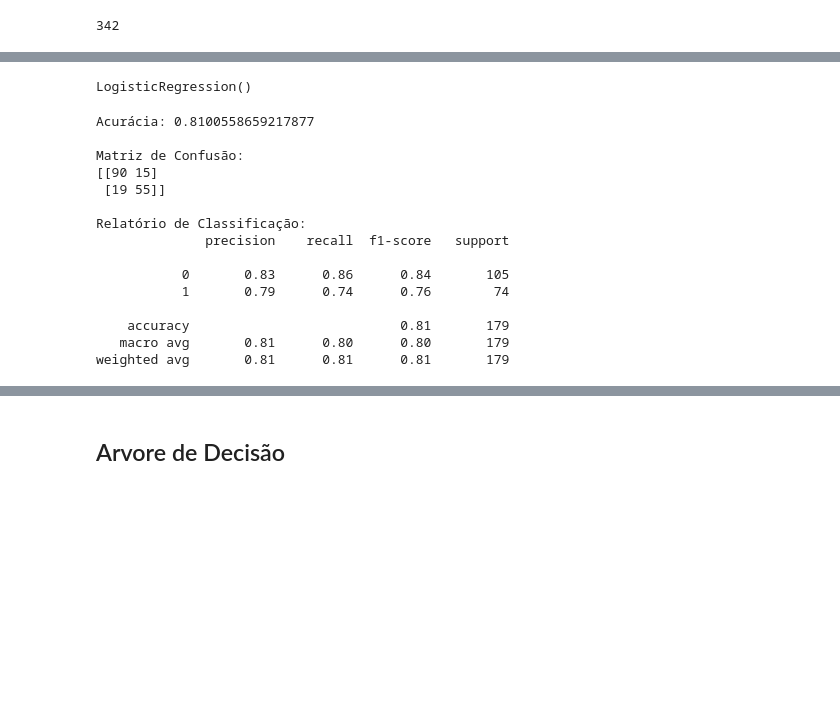
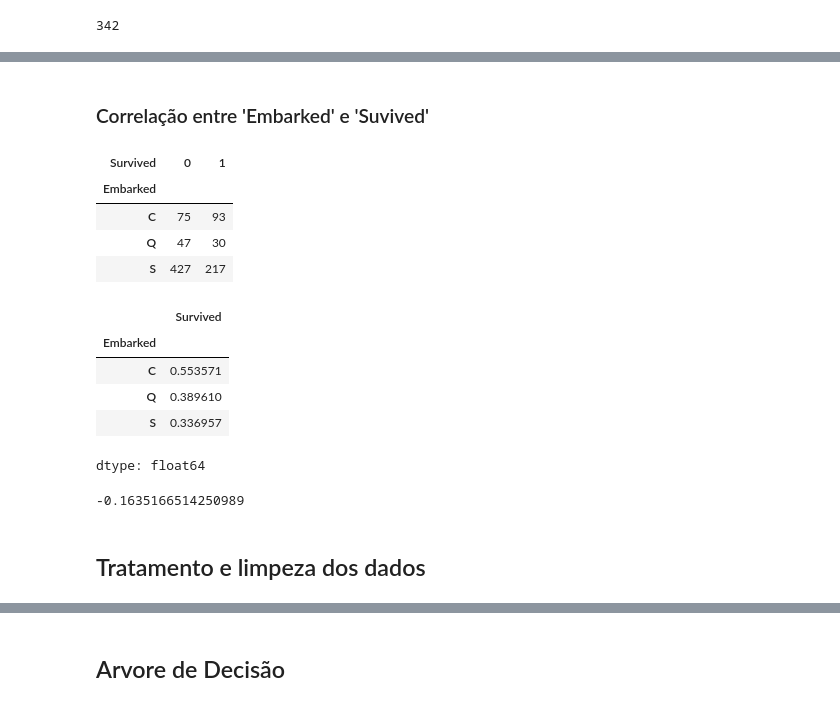
Before and after one commit to txrds/kaggle_Titanic, a Jupyter notebook: Titanic.ipynb, the cells around one changed output, grey strips where cells are left out. Cells and saved outputs as stored; diff of their text form; code cells hidden in the pictures; blank space fills up the shorter version.

```diff
--- a/Titanic.ipynb
+++ b/Titanic.ipynb
@@ -145,4 +145,10 @@ Pclass
 ### Analise e correlacionamento dos titulos dos nomes com sobreviventes
 # %%
 # Extarindo "Mr.", "Miss.", "Dr." dos nomes
-train_df['Title'] = train_df['Name'].str.extract(r',\s*([A-Za-z]+)\.', expand=False)
+def extrair_titulo(df, nome_coluna):
+  try:
+    df['Title'] = df[nome_coluna].str.extract(r',\s*([A-Za-z]+)\.', expand=False)
+    print("Títulos extraídos com sucesso.")
+  except KeyError as e:
+    print(f"Erro: A coluna '{nome_coluna}' não foi encontrada no DataFrame. Detalhes: {e}")
+  return df
@@ -289,6 +208,0 @@ X_test = scaler.transform(X_test)
-# %%
-# Criando e treinando o modelo de regressão logística
-model = LogisticRegression()
-model.fit(X_train, y_train)
-# %% [output]
-LogisticRegression()
@@ -297,22 +209,23 @@ y_pred = model.predict(X_test)
-# %%
-print("Acurácia:", accuracy_score(y_test, y_pred))
-print("\nMatriz de Confusão:")
-print(confusion_matrix(y_test, y_pred))
-print("\nRelatório de Classificação:")
-print(classification_report(y_test, y_pred))
-# %% [output]
-Acurácia: 0.8100558659217877
-
-Matriz de Confusão:
-[[90 15]
- [19 55]]
-
-Relatório de Classificação:
-              precision    recall  f1-score   support
-
-           0       0.83      0.86      0.84       105
-           1       0.79      0.74      0.76        74
-
-    accuracy                           0.81       179
-   macro avg       0.81      0.80      0.80       179
-weighted avg       0.81      0.81      0.81       179
+# %% [markdown]
+### Correlação entre 'Embarked' e 'Suvived'
+# %%
+# Criar uma tabela de contingência entre 'Embarked' e 'Survived'
+contingency_table = pd.crosstab(train_df['Embarked'], train_df['Survived'])
+contingency_table
+# %% [output]
+| Survived | 0 | 1 |
+| Embarked |  |  |
+| C | 75 | 93 |
+| Q | 47 | 30 |
+| S | 427 | 217 |
+# %%
+# Calcular a taxa de sobrevivência média por local de embarque
+survival_rate = train_df.groupby('Embarked')['Survived'].mean()
+survival_rate
+# %% [output]
+|  | Survived |
+| Embarked |  |
+| C | 0.553571 |
+| Q | 0.389610 |
+| S | 0.336957 |
+dtype: float64
@@ -318,0 +239,6 @@ weighted avg       0.81      0.81      0.81       179
+# %%
+correlation
+# %% [output]
+-0.1635166514250989
+# %% [markdown]
+## Tratamento e limpeza dos dados
```
Also changed, not shown: parts of 29 cells of this notebook.
